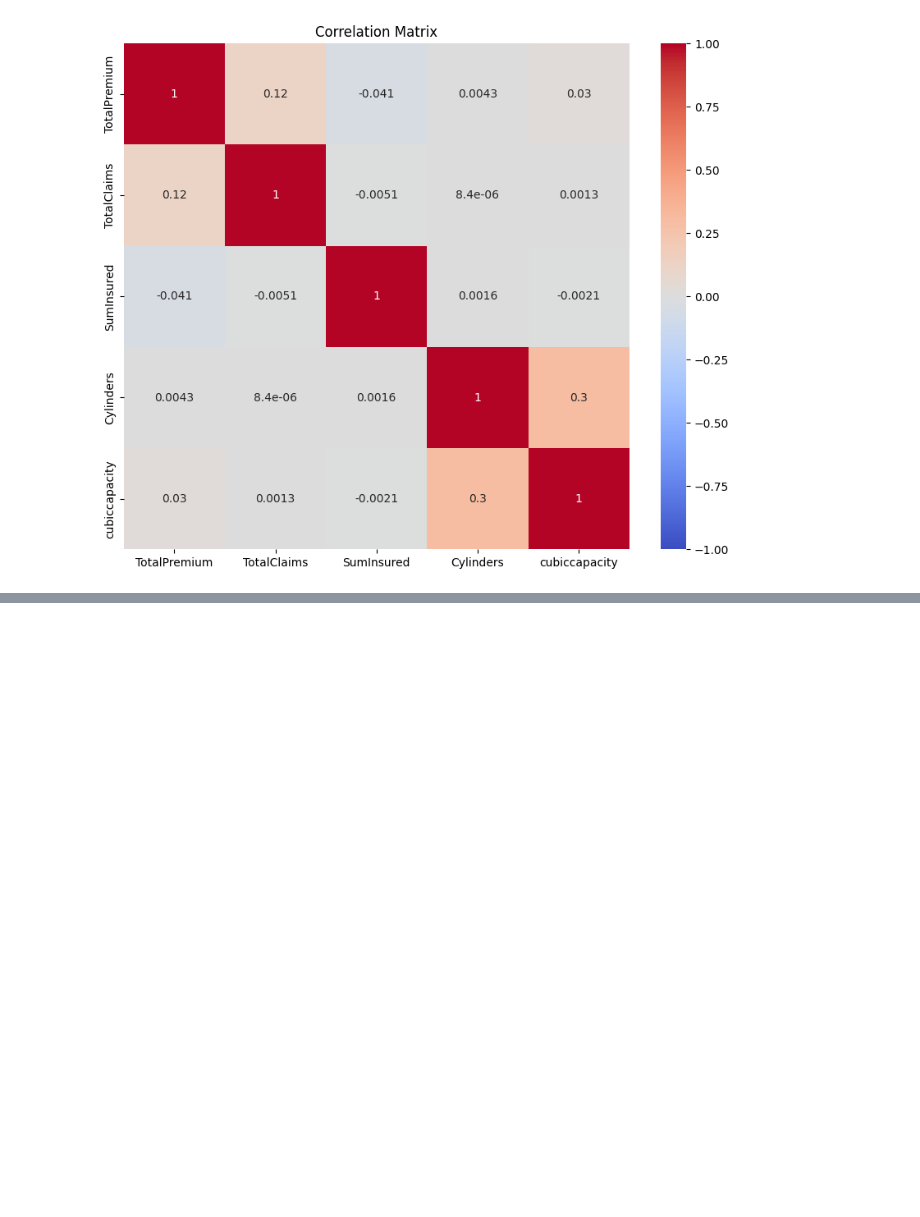
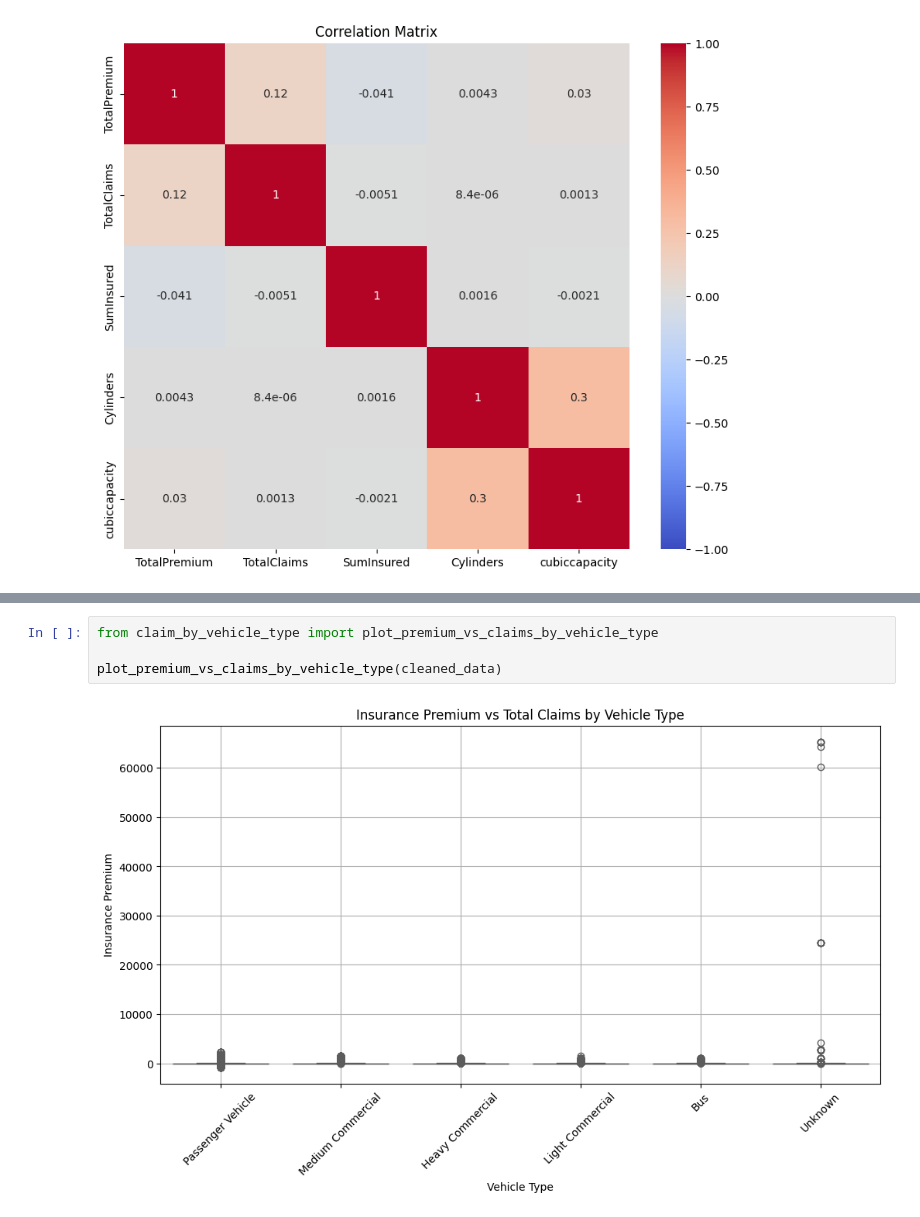
Before and after one commit to Semir1r/AlphaCare-Insurance-Solutions, a Jupyter notebook: notebooks/insurance_analysis.ipynb, the cells around one changed output, grey strips where cells are left out. Cells and saved outputs as stored; diff of their text form; blank space fills up the shorter version.

```diff
--- a/notebooks/insurance_analysis.ipynb
+++ b/notebooks/insurance_analysis.ipynb
@@ -173,0 +220,6 @@ plt.show()
+# %%
+from claim_by_vehicle_type import plot_premium_vs_claims_by_vehicle_type
+
+plot_premium_vs_claims_by_vehicle_type(cleaned_data)
+# %% [output]
+[figure, added]
```
Also changed, not shown: parts of 6 cells of this notebook, 2 other files.
